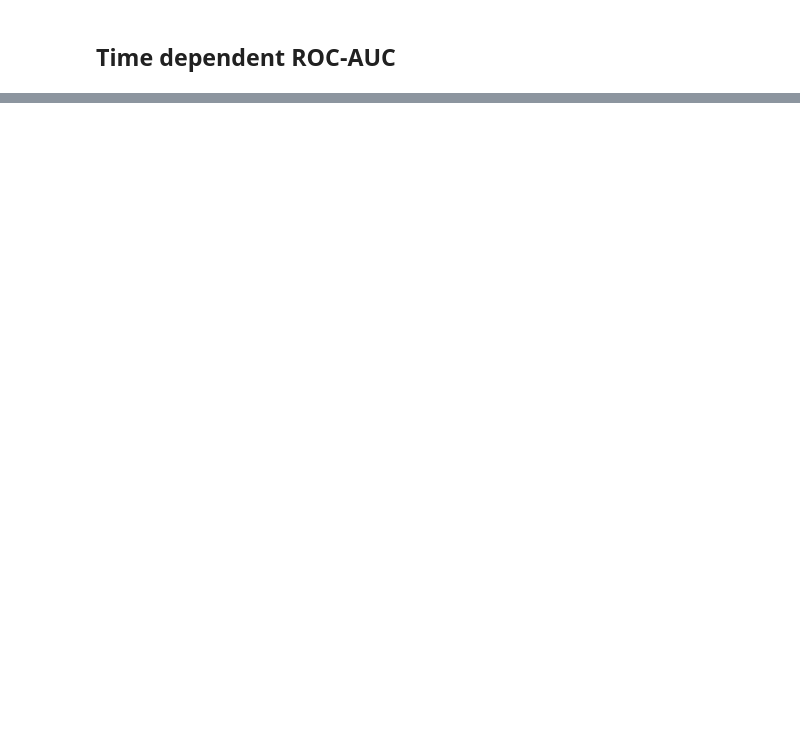
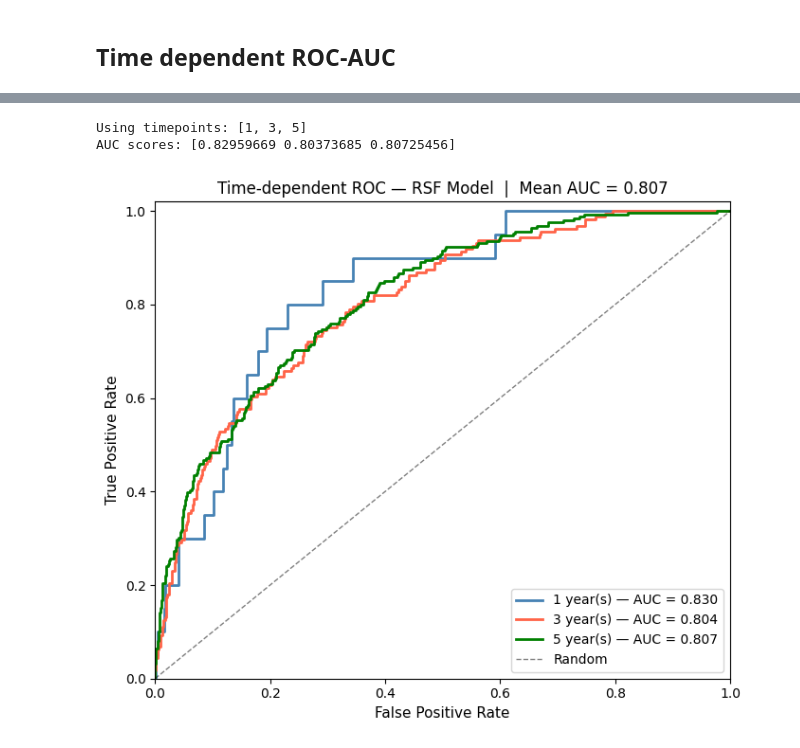
Before and after one commit to mariik4/survival_analysis_of_mci, a Jupyter notebook: notebooks/5-rsf-model.evaluation.ipynb, the cells around one changed output, grey strips where cells are left out. Saved outputs shown, nothing was run; the diff lists cells and outputs as text; code cells hidden in the pictures; blank space fills up the shorter version.

```diff
--- a/notebooks/5-rsf-model.evaluation.ipynb
+++ b/notebooks/5-rsf-model.evaluation.ipynb
@@ -455,0 +467,38 @@ At time 18 years: 1 cases, 11 controls, 0.09 cases/controls ratio
+# %%
+times_roc = [1, 3, 5]
+print(f"Using timepoints: {times_roc}")
+
+risk_scores_roc = rsf.predict(test_X)
+auc_scores, mean_auc = cumulative_dynamic_auc(
+    train_y, test_y, risk_scores_roc, times_roc
+)
+print(f"AUC scores: {auc_scores}")
+
+fig, ax = plt.subplots(figsize=(7, 6))
+colors = ['steelblue', 'tomato', 'green']
+
+for t, auc_val, color in zip(times_roc, auc_scores, colors):
+    known_mask    = (test_y[SURVIVAL_EVENT_COL].astype(bool)) | (test_y[SURVIVAL_TIME_COL] >= t)
+    y_true_binary = ((test_y[SURVIVAL_EVENT_COL].astype(bool)) & (test_y[SURVIVAL_TIME_COL] <= t))[known_mask].astype(int)
+    risk_known    = risk_scores_roc[known_mask]
+
+    fpr, tpr, _   = roc_curve(y_true_binary, risk_known)
+    ax.plot(fpr, tpr, color=color, linewidth=2,
+            label=f'{t} year(s) — AUC = {auc_val:.3f}')
+
+ax.plot([0, 1], [0, 1], 'k--', linewidth=1, alpha=0.5, label='Random')
+ax.set_xlabel("False Positive Rate", fontsize=11)
+ax.set_ylabel("True Positive Rate", fontsize=11)
+ax.set_title(f"Time-dependent ROC — RSF Model  |  Mean AUC = {mean_auc:.3f}",
+             fontsize=12)
+ax.legend(fontsize=10, loc='lower right')
+ax.set_xlim([0, 1])
+ax.set_ylim([0, 1.02])
+
+plt.tight_layout()
+save_pic(plt, "rsf_roc_auc_curves.png")
+plt.show()
+# %% [output]
+Using timepoints: [1, 3, 5]
+AUC scores: [0.82959669 0.80373685 0.80725456]
+[figure, added]
```
Also changed, not shown: parts of 23 cells of this notebook, 26 other files.
